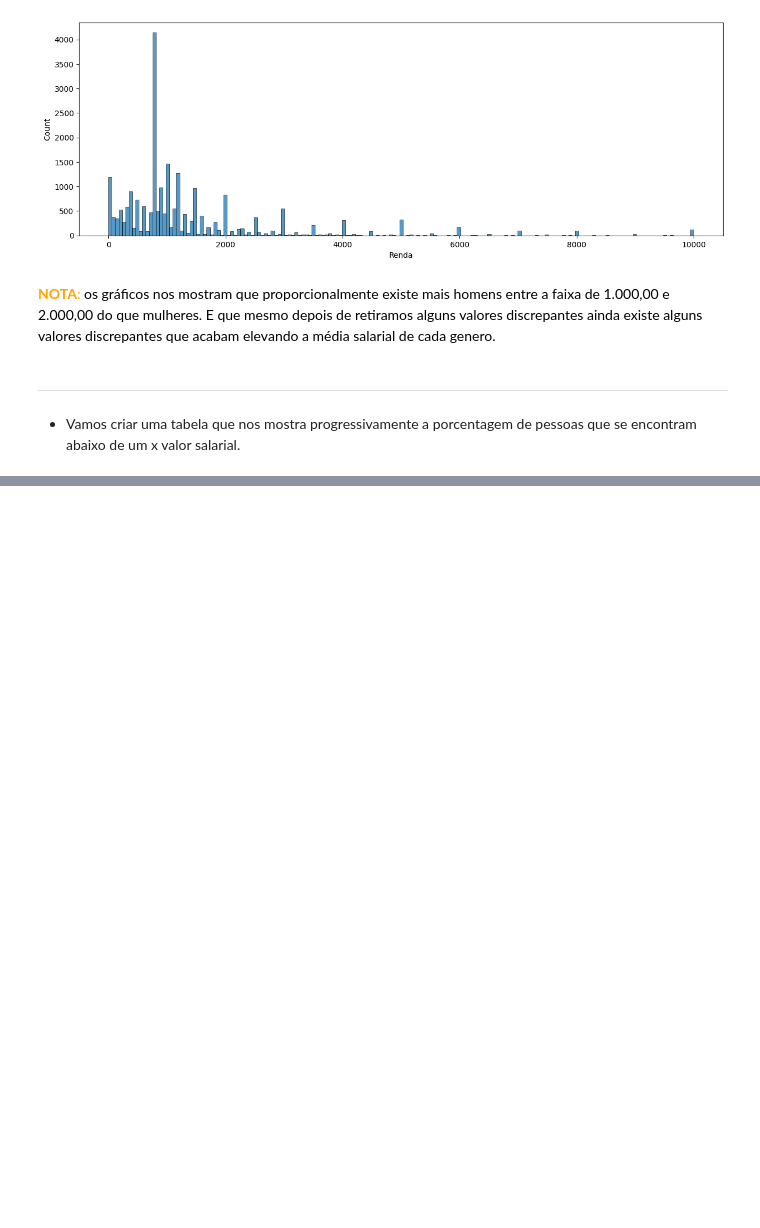
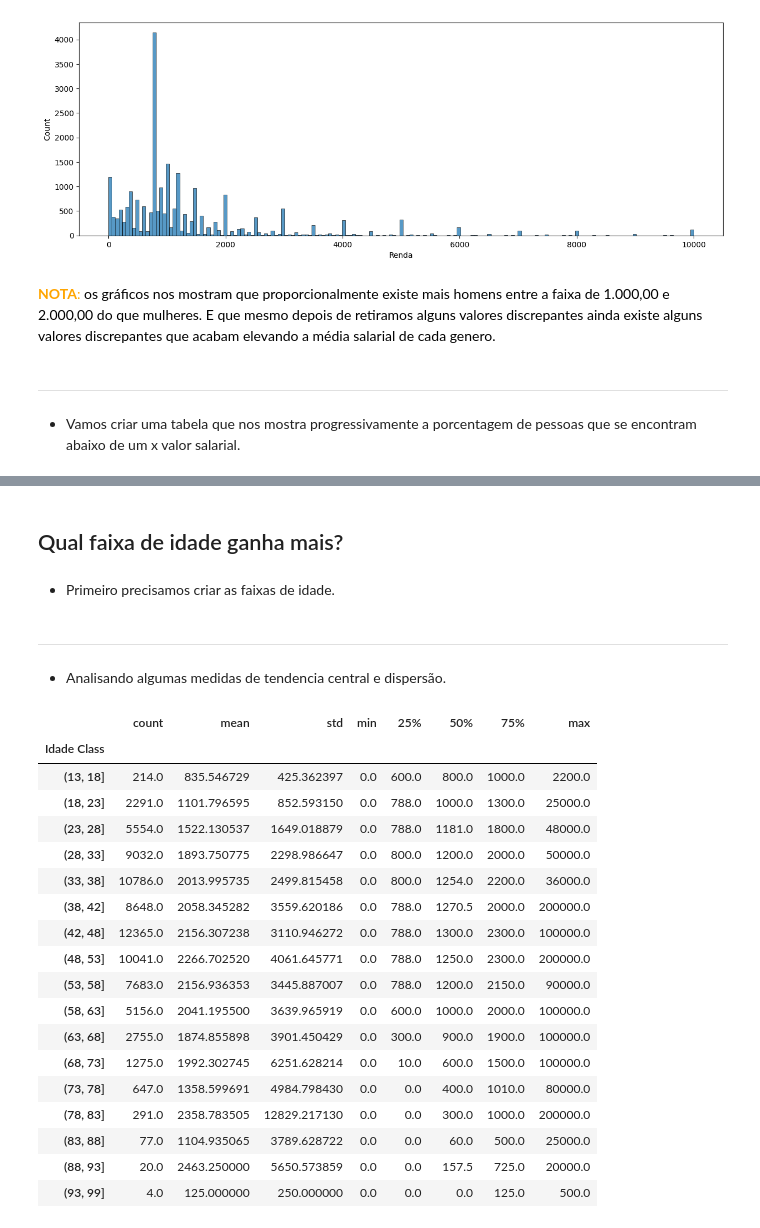
Before and after one commit to huanbarrosn/estudo_ds, a Jupyter notebook: matematica/estatistica/curso-alura/frequencias-e-medidas/projeto.ipynb, the cells around one changed output, grey strips where cells are left out. Saved outputs shown, nothing was run; the diff lists cells and outputs as text; code cells hidden in the pictures; blank space fills up the shorter version.

```diff
--- a/matematica/estatistica/curso-alura/frequencias-e-medidas/projeto.ipynb
+++ b/matematica/estatistica/curso-alura/frequencias-e-medidas/projeto.ipynb
@@ -124,0 +132,37 @@ tabela
+# %% [markdown]
+## Qual faixa de idade ganha mais?
+# %% [markdown]
+- Primeiro precisamos criar as faixas de idade.
+# %%
+faixa = [13, 18, 23, 28, 33, 38, 42, 48, 53, 58, 63, 68, 73, 78, 83, 88, 93, 99]
+idade_class = pd.cut(x=dados.Idade,
+                     bins=faixa,
+                     include_lowest=None)
+
+dados['Idade Class'] = idade_class
+# %% [markdown]
+ ---
+# %% [markdown]
+- Analisando algumas medidas de tendencia central e dispersão.
+# %%
+dados.groupby('Idade Class')['Renda'].describe()
+# %% [output]
+|  | count | mean | std | min | 25% | 50% | 75% | max |
+| Idade Class |  |  |  |  |  |  |  |  |
+| (13, 18] | 214.0 | 835.546729 | 425.362397 | 0.0 | 600.0 | 800.0 | 1000.0 | 2200.0 |
+| (18, 23] | 2291.0 | 1101.796595 | 852.593150 | 0.0 | 788.0 | 1000.0 | 1300.0 | 25000.0 |
+| (23, 28] | 5554.0 | 1522.130537 | 1649.018879 | 0.0 | 788.0 | 1181.0 | 1800.0 | 48000.0 |
+| (28, 33] | 9032.0 | 1893.750775 | 2298.986647 | 0.0 | 800.0 | 1200.0 | 2000.0 | 50000.0 |
+| (33, 38] | 10786.0 | 2013.995735 | 2499.815458 | 0.0 | 800.0 | 1254.0 | 2200.0 | 36000.0 |
+| (38, 42] | 8648.0 | 2058.345282 | 3559.620186 | 0.0 | 788.0 | 1270.5 | 2000.0 | 200000.0 |
+| (42, 48] | 12365.0 | 2156.307238 | 3110.946272 | 0.0 | 788.0 | 1300.0 | 2300.0 | 100000.0 |
+| (48, 53] | 10041.0 | 2266.702520 | 4061.645771 | 0.0 | 788.0 | 1250.0 | 2300.0 | 200000.0 |
+| (53, 58] | 7683.0 | 2156.936353 | 3445.887007 | 0.0 | 788.0 | 1200.0 | 2150.0 | 90000.0 |
+| (58, 63] | 5156.0 | 2041.195500 | 3639.965919 | 0.0 | 600.0 | 1000.0 | 2000.0 | 100000.0 |
+| (63, 68] | 2755.0 | 1874.855898 | 3901.450429 | 0.0 | 300.0 | 900.0 | 1900.0 | 100000.0 |
+| (68, 73] | 1275.0 | 1992.302745 | 6251.628214 | 0.0 | 10.0 | 600.0 | 1500.0 | 100000.0 |
+| (73, 78] | 647.0 | 1358.599691 | 4984.798430 | 0.0 | 0.0 | 400.0 | 1010.0 | 80000.0 |
+| (78, 83] | 291.0 | 2358.783505 | 12829.217130 | 0.0 | 0.0 | 300.0 | 1000.0 | 200000.0 |
+| (83, 88] | 77.0 | 1104.935065 | 3789.628722 | 0.0 | 0.0 | 60.0 | 500.0 | 25000.0 |
+| (88, 93] | 20.0 | 2463.250000 | 5650.573859 | 0.0 | 0.0 | 157.5 | 725.0 | 20000.0 |
+| (93, 99] | 4.0 | 125.000000 | 250.000000 | 0.0 | 0.0 | 0.0 | 125.0 | 500.0 |
```
Also changed, not shown: parts of 6 cells of this notebook, 6 other files.
